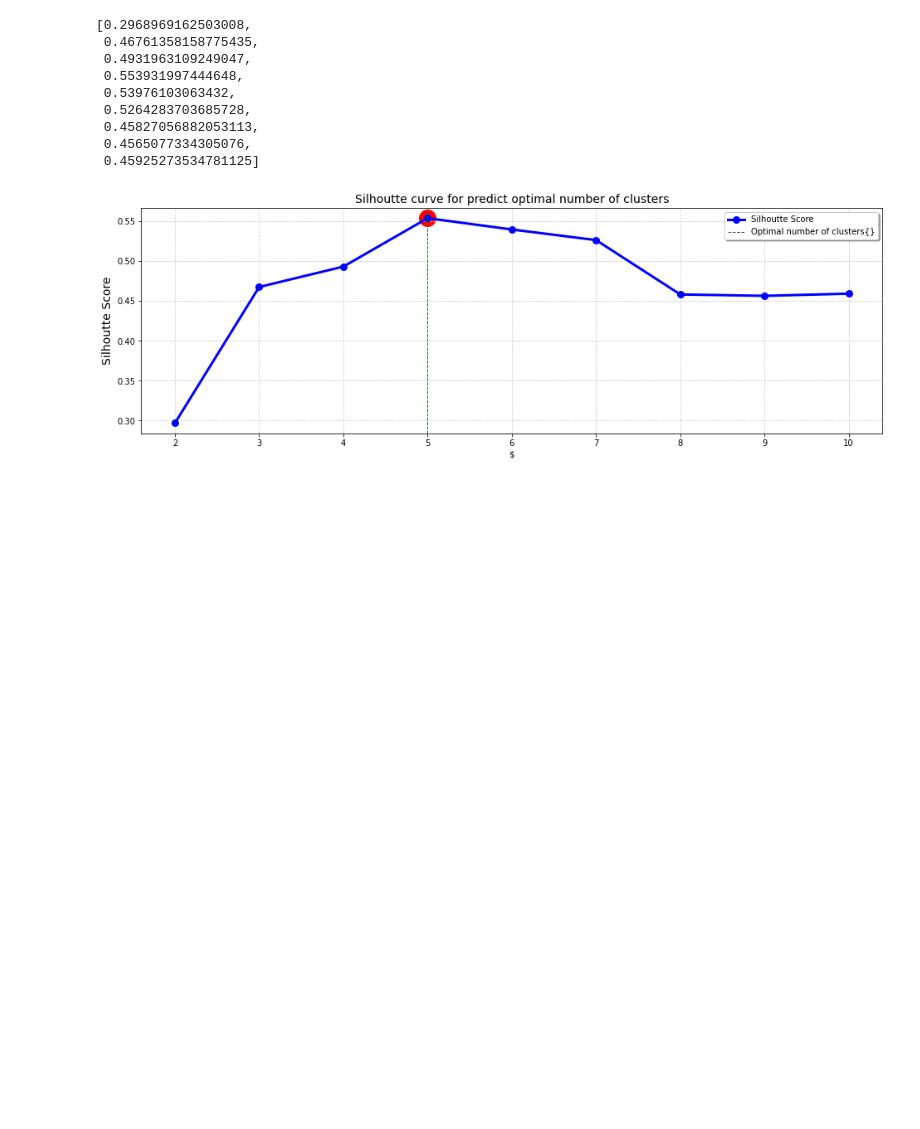
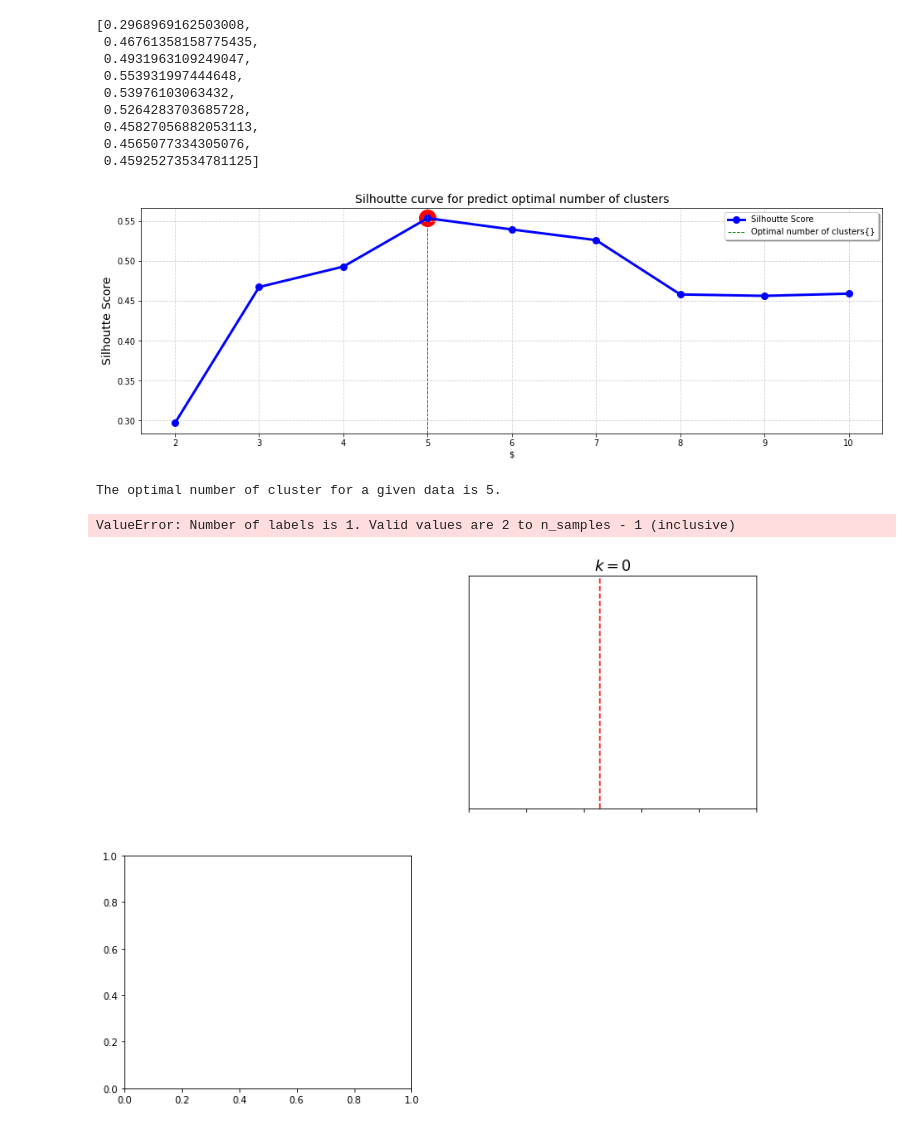
Before and after one commit to ritesh-chafer/python-for-data-science-and-machine-learning-bootcamp, a Jupyter notebook: Clustering/k-means.ipynb, the cells around one changed output. Cells and saved outputs as stored; diff of their text form; code cells hidden in the pictures; blank space fills up the shorter version.

```diff
--- a/Clustering/k-means.ipynb
+++ b/Clustering/k-means.ipynb
@@ -201,3 +201,44 @@ _=plt.legend(shadow=True)
 _ = plt.show()
 # %% [output]
 [figure]
+# %%
+print("The optimal number of cluster for a given data is {}.".format(k))
+# %% [output]
+The optimal number of cluster for a given data is 5.
+# %%
+# Plotting functions (have to be placed with helper file)
+plt.figure(figsize=(12,10))
+
+for k in range(10):
+    plt.subplot(2,2, (k+2))
+    y_pred = kmeans_per_k[k-1].labels_
+    silhouette_coefficients = silhouette_samples(X, y_pred)
+    padding = len(X) // 30
+    pos = padding
+    ticks = []
+    for i in range(k):
+        coeffs = silhouette_coefficients[y_pred == i]
+        coeffs.sort()
+
+        color = mpl.cm.Spectral(i/k)
+        plt.fill_betweenx(np.arange(pos, pos+ len(coeffs)), 0, coeffs,
+                        facecolor=color, edgecolor=color, aplha=0.7)
+        ticks.append(pos + len(coeffs)//2)
+        pos+= len(coeffs) + padding
+
+    plt.gca().yaxis.set_major_locator(matplotlib.ticker.FixedLocator(ticks))
+    plt.gca().yaxis.set_major_locator(matplotlib.ticker.FixedLocator(range(k)))
+    if k in (3,5):
+        plt.ylabel('Cluster', family='Arial', fontsize=14)
+    if k in (5,6):
+        plt.gca().set_xticks([-0.1, 0, 0.2, 0.4, 0.6, 0.8, 1])
+        plt.xlabel('Silhoette Coefficient', family='Arial', fontsize=14)
+    else:
+        plt.tick_params(labelbottom=False)
+    _= plt.axvline(x=silhouette_scores[k-2], linestyle='--', color= 'red')
+    plt.title('$k={}$'.format(k), fontsize=16)
+
+plt.show()
+# %% [output]
+ValueError: Number of labels is 1. Valid values are 2 to n_samples - 1 (inclusive)
+[figure, added]
```
Also changed, not shown: parts of 2 cells of this notebook, 3 other files.
